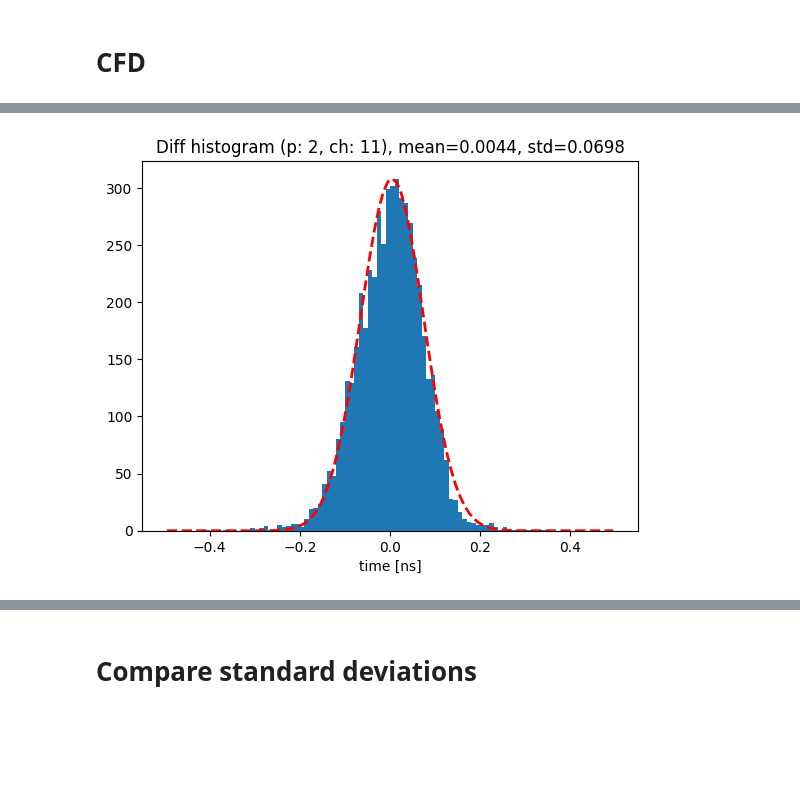
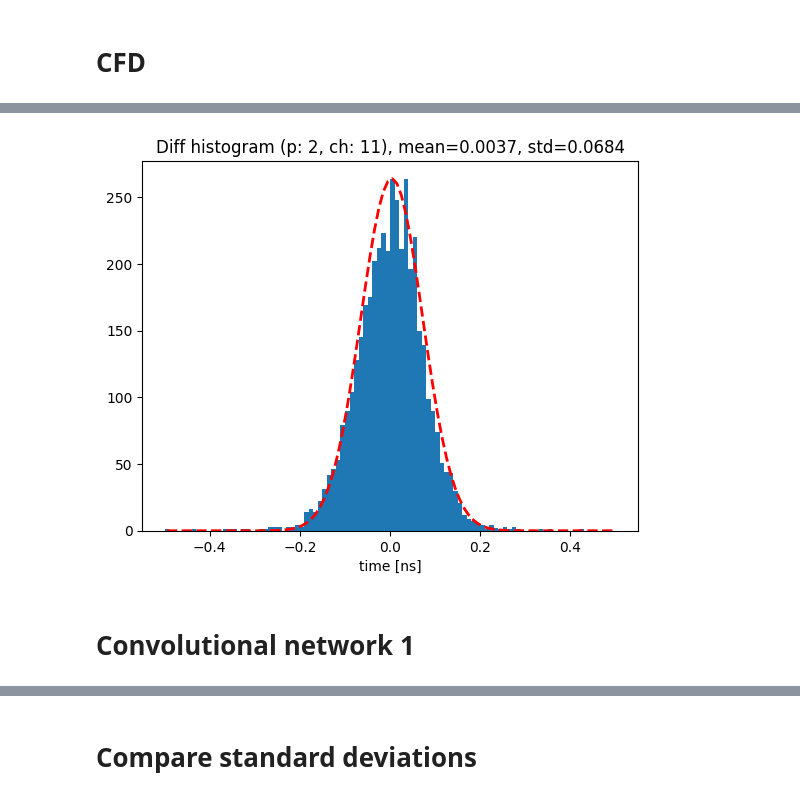
Before and after one commit to MatiXOfficial/pps-timing-ml, a Jupyter notebook: notebooks/neural_networks/basic_tests.ipynb, the cells around one changed output, grey strips where cells are left out. Cells and saved outputs as stored; diff of their text form; code cells hidden in the pictures; blank space fills up the shorter version.

Commit message:
More networks

```diff
--- a/notebooks/neural_networks/basic_tests.ipynb
+++ b/notebooks/neural_networks/basic_tests.ipynb
@@ -46,7 +46,8 @@ N_BASELINE = 8
 all_X -= np.mean(all_X[:, :N_BASELINE], axis=1)[:, None]
 all_X /= all_X.max(axis=1)[:, None]
 # %%
-X_train, X_test, y_train, y_test = train_test_split(all_X, all_y, test_size=0.2, random_state=42)
+X_train_val, X_test, y_train_val, y_test = train_test_split(all_X, all_y, test_size=0.2, random_state=1234)
+X_train, X_val, y_train, y_val = train_test_split(X_train_val, y_train_val, test_size=0.2, random_state=1234)
 
-X_train.shape, X_test.shape, y_train.shape, y_test.shape
+X_train.shape, X_val.shape, X_test.shape, y_train.shape, y_val.shape, y_test.shape
 # %% [output]
@@ -160,4 +163,4 @@ plot_history(history, "Model 2", ymax=10)
 # %%
-y_pred = model.predict(X_test)[:, 0]
-std_2 = plot_difference_hist(y_test, y_pred, PLANE, CHANNEL)
+y_pred = model.predict(X_val)[:, 0]
+std_2 = plot_difference_hist(y_val, y_pred, PLANE, CHANNEL)
 # %% [output]
@@ -165 +168,3 @@ std_2 = plot_difference_hist(y_test, y_pred, PLANE, CHANNEL)
-[figure, old version]
+[figure, new version]
+# %% [markdown]
+# Convolutional network 1
```
Also changed, not shown: parts of 28 cells of this notebook, 28 other files.
